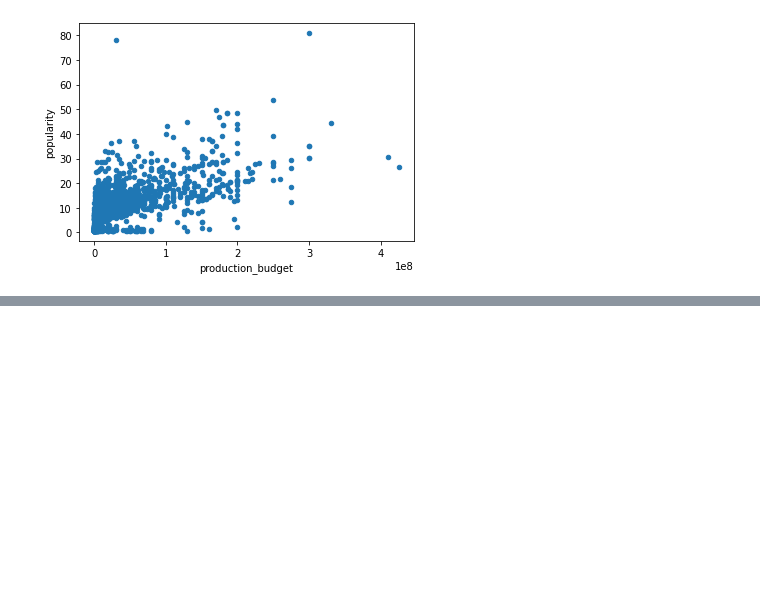
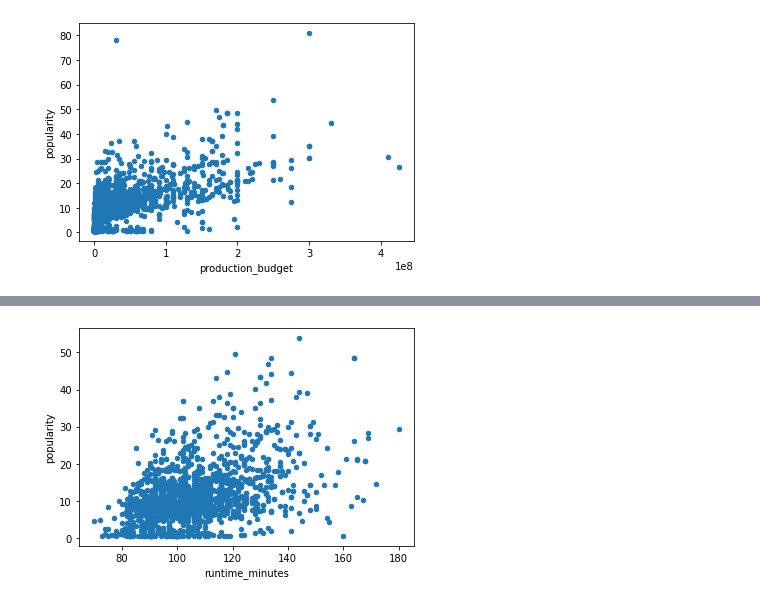
Before and after one commit to ramses02/Movies_Phase_2, a Jupyter notebook: notebook.ipynb, the cells around one changed output, grey strips where cells are left out. Saved outputs shown, nothing was run; the diff lists cells and outputs as text; code cells hidden in the pictures; blank space fills up the shorter version.

```diff
--- a/notebook.ipynb
+++ b/notebook.ipynb
@@ -311 +331,5 @@ df_movies2_budgets.plot.scatter(x='runtime_minutes', y='popularity');
+# %%
+df_movies2_budgets.plot.scatter(x='runtime_minutes', y='popularity');
+# %% [output]
+[figure, added]
 # %%
```
Also changed, not shown: parts of 50 cells of this notebook.
